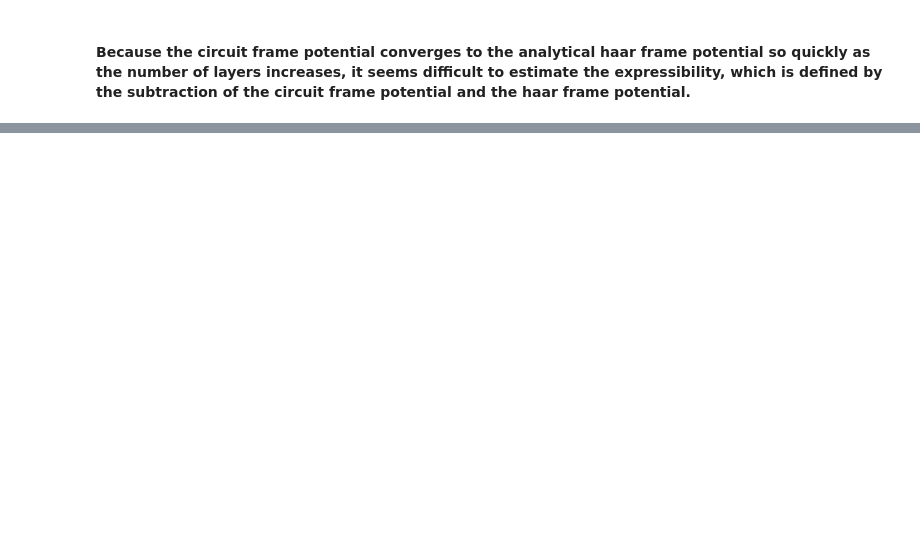
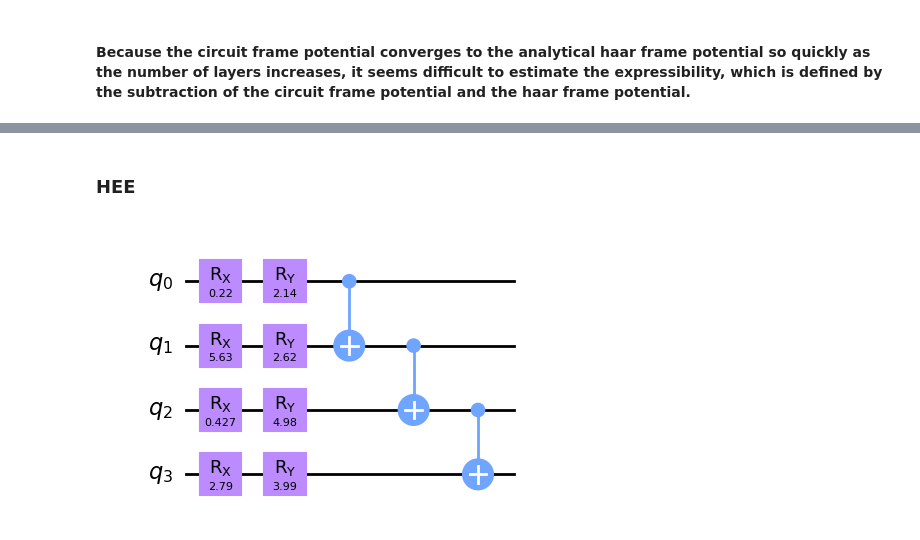
Before and after one commit to kkensuke/encoding-induced_barren-plateau, a Jupyter notebook: expressibility.ipynb, the cells around one changed output, grey strips where cells are left out. Saved outputs shown, nothing was run; the diff lists cells and outputs as text; code cells hidden in the pictures; blank space fills up the shorter version.

```diff
--- a/expressibility.ipynb
+++ b/expressibility.ipynb
@@ -143,0 +179,9 @@ plt.show()
+# %% [markdown]
+### HEE
+# %%
+circuit = QuantumCircuit(4)
+exp = EXPRESSIBILITY_2('HEE', 4, 1, 1)
+exp.HEE(circuit, np.random.uniform(0, 2*np.pi, 8))
+circuit.draw('mpl')
+# %% [output]
+[figure, added]
```
Also changed, not shown: parts of 18 cells of this notebook, 1 other file.
